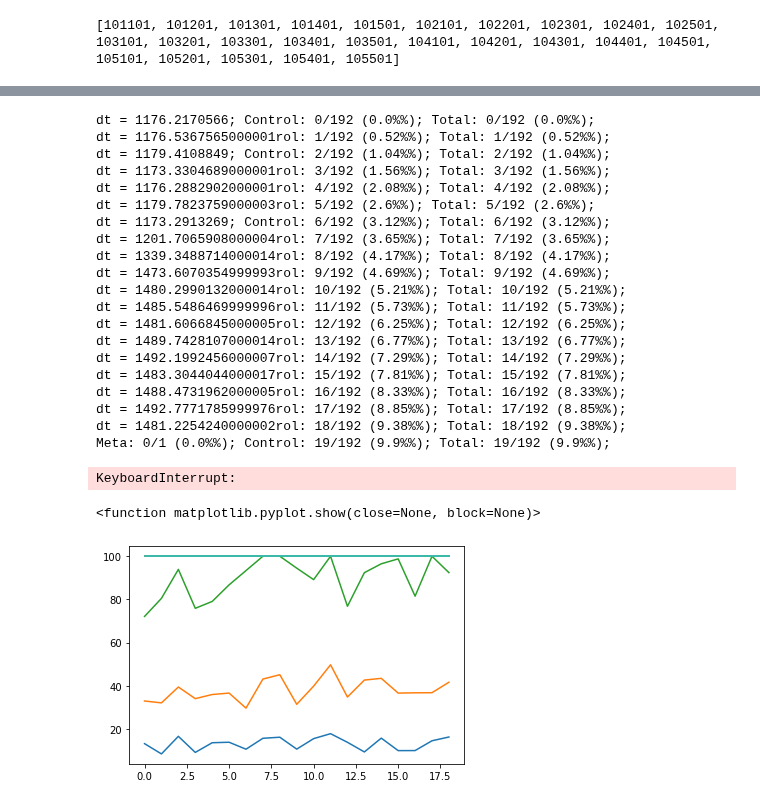
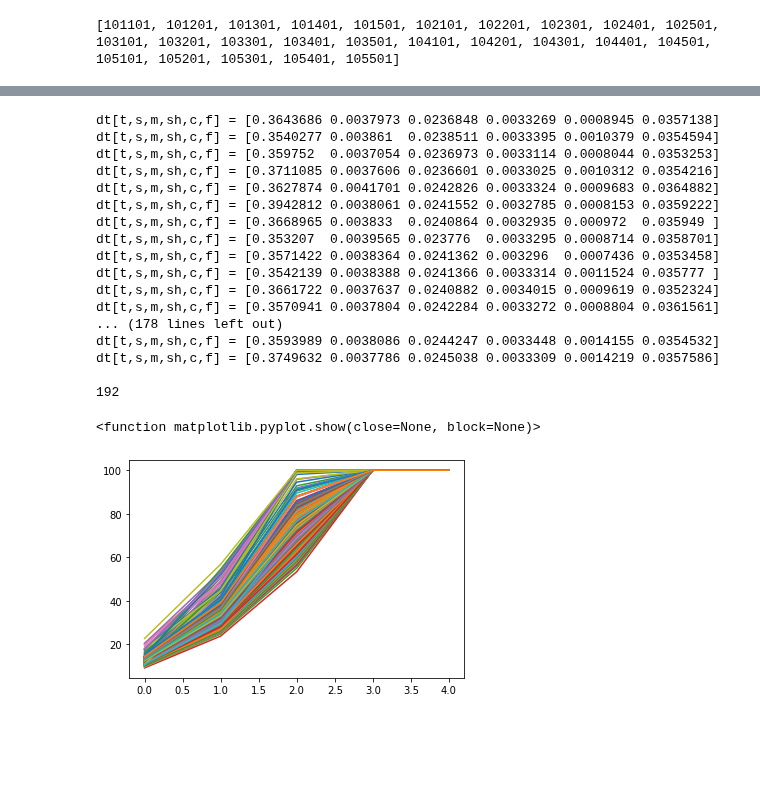
Before and after one commit to StijnCool/nast-thesis, a Jupyter notebook: testing_suite/main.ipynb, the cells around one changed output, grey strips where cells are left out. Drawn from its saved outputs; the diff is of its cells as text; code cells hidden in the pictures; blank space fills up the shorter version.

```diff
--- a/testing_suite/main.ipynb
+++ b/testing_suite/main.ipynb
@@ -183,7 +183,7 @@ meta_parameters = Parameters(
     basis_functions = np.array([fcn.psi]),
     basis_functions_derivatives = np.array([fcn.dpsi]),
     do_fix_parameters = np.array([False]),
-    population_size = np.array([500]),
+    population_size = np.array([100]),
     algorithm = np.array([GeneticAlgorithm('G', True)])
 )
 
@@ -198,40 +198,36 @@ control_parameters = Parameters(
     selection_code = np.array(['roulette']),
     mutation_code = np.array(['gaussian']),
     crossover_code = np.array(['one_point']),
-    iteration_cap = np.array([500])
+    iteration_cap = np.array([5])
 )
 # %%
 suite = Suite(theory_parameters=theory_parameters, meta_parameters=meta_parameters, control_parameters=control_parameters, export_directory='abc')
 suite.run_all()
 print(suite.get_combination_number())
 # %% [output]
-dt = 1176.2170566; Control: 0/192 (0.0%%); Total: 0/192 (0.0%%);
-dt = 1176.5367565000001rol: 1/192 (0.52%%); Total: 1/192 (0.52%%);
-dt = 1179.4108849; Control: 2/192 (1.04%%); Total: 2/192 (1.04%%);
-dt = 1173.3304689000001rol: 3/192 (1.56%%); Total: 3/192 (1.56%%);
-dt = 1176.2882902000001rol: 4/192 (2.08%%); Total: 4/192 (2.08%%);
-dt = 1179.7823759000003rol: 5/192 (2.6%%); Total: 5/192 (2.6%%);
-dt = 1173.2913269; Control: 6/192 (3.12%%); Total: 6/192 (3.12%%);
-dt = 1201.7065908000004rol: 7/192 (3.65%%); Total: 7/192 (3.65%%);
-dt = 1339.3488714000014rol: 8/192 (4.17%%); Total: 8/192 (4.17%%);
-dt = 1473.6070354999993rol: 9/192 (4.69%%); Total: 9/192 (4.69%%);
-dt = 1480.2990132000014rol: 10/192 (5.21%%); Total: 10/192 (5.21%%);
-dt = 1485.5486469999996rol: 11/192 (5.73%%); Total: 11/192 (5.73%%);
-dt = 1481.6066845000005rol: 12/192 (6.25%%); Total: 12/192 (6.25%%);
-dt = 1489.7428107000014rol: 13/192 (6.77%%); Total: 13/192 (6.77%%);
-dt = 1492.1992456000007rol: 14/192 (7.29%%); Total: 14/192 (7.29%%);
-dt = 1483.3044044000017rol: 15/192 (7.81%%); Total: 15/192 (7.81%%);
-dt = 1488.4731962000005rol: 16/192 (8.33%%); Total: 16/192 (8.33%%);
-dt = 1492.7771785999976rol: 17/192 (8.85%%); Total: 17/192 (8.85%%);
-dt = 1481.2254240000002rol: 18/192 (9.38%%); Total: 18/192 (9.38%%);
-Meta: 0/1 (0.0%%); Control: 19/192 (9.9%%); Total: 19/192 (9.9%%);
+dt[t,s,m,sh,c,f] = [0.3643686 0.0037973 0.0236848 0.0033269 0.0008945 0.0357138]
+dt[t,s,m,sh,c,f] = [0.3540277 0.003861  0.0238511 0.0033395 0.0010379 0.0354594]
+dt[t,s,m,sh,c,f] = [0.359752  0.0037054 0.0236973 0.0033114 0.0008044 0.0353253]
+dt[t,s,m,sh,c,f] = [0.3711085 0.0037606 0.0236601 0.0033025 0.0010312 0.0354216]
+dt[t,s,m,sh,c,f] = [0.3627874 0.0041701 0.0242826 0.0033324 0.0009683 0.0364882]
+dt[t,s,m,sh,c,f] = [0.3942812 0.0038061 0.0241552 0.0032785 0.0008153 0.0359222]
+dt[t,s,m,sh,c,f] = [0.3668965 0.003833  0.0240864 0.0032935 0.000972  0.035949 ]
+dt[t,s,m,sh,c,f] = [0.353207  0.0039565 0.023776  0.0033295 0.0008714 0.0358701]
+dt[t,s,m,sh,c,f] = [0.3571422 0.0038364 0.0241362 0.003296  0.0007436 0.0353458]
+dt[t,s,m,sh,c,f] = [0.3542139 0.0038388 0.0241366 0.0033314 0.0011524 0.035777 ]
+dt[t,s,m,sh,c,f] = [0.3661722 0.0037637 0.0240882 0.0034015 0.0009619 0.0352324]
+dt[t,s,m,sh,c,f] = [0.3570941 0.0037804 0.0242284 0.0033272 0.0008804 0.0361561]
+... (178 lines left out)
+dt[t,s,m,sh,c,f] = [0.3593989 0.0038086 0.0244247 0.0033448 0.0014155 0.0354532]
+dt[t,s,m,sh,c,f] = [0.3749632 0.0037786 0.0245038 0.0033309 0.0014219 0.0357586]
+
+192
-KeyboardInterrupt:
 # %%
 result = suite.run_batch(1)
 
 plt.figure(8)
-plt.plot(np.log10(result))
+plt.plot(np.log10(result.transpose()))
 plt.show
 # %% [output]
 <function matplotlib.pyplot.show(close=None, block=None)>
-[figure, old version]
+[figure, new version]
```
Also changed, not shown: parts of 3 cells of this notebook, 3 other files.
